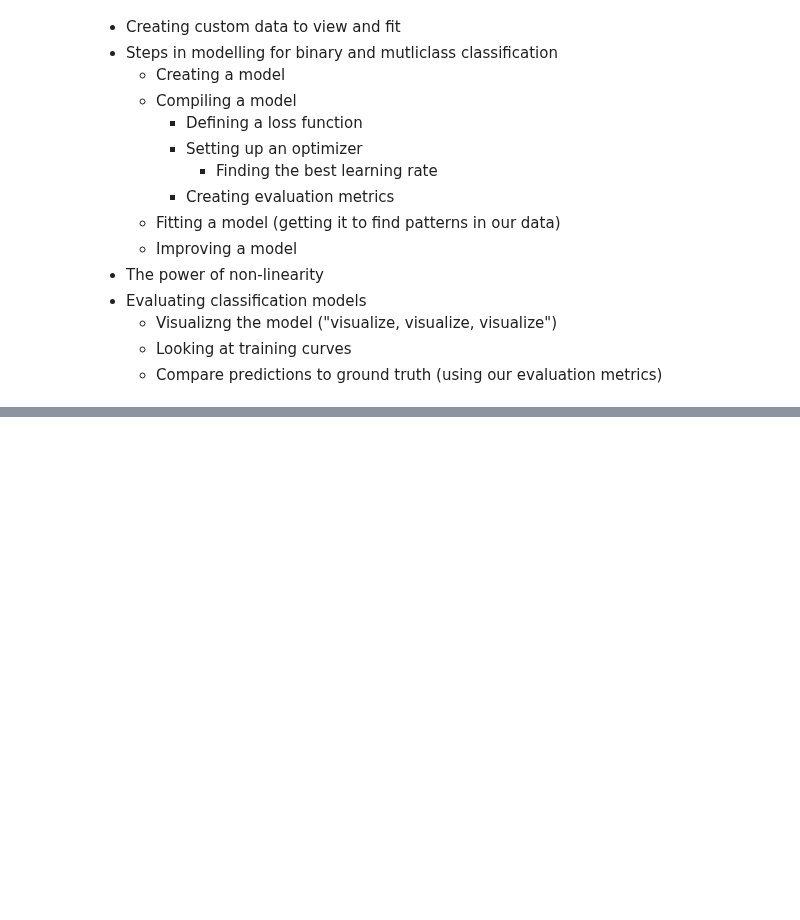
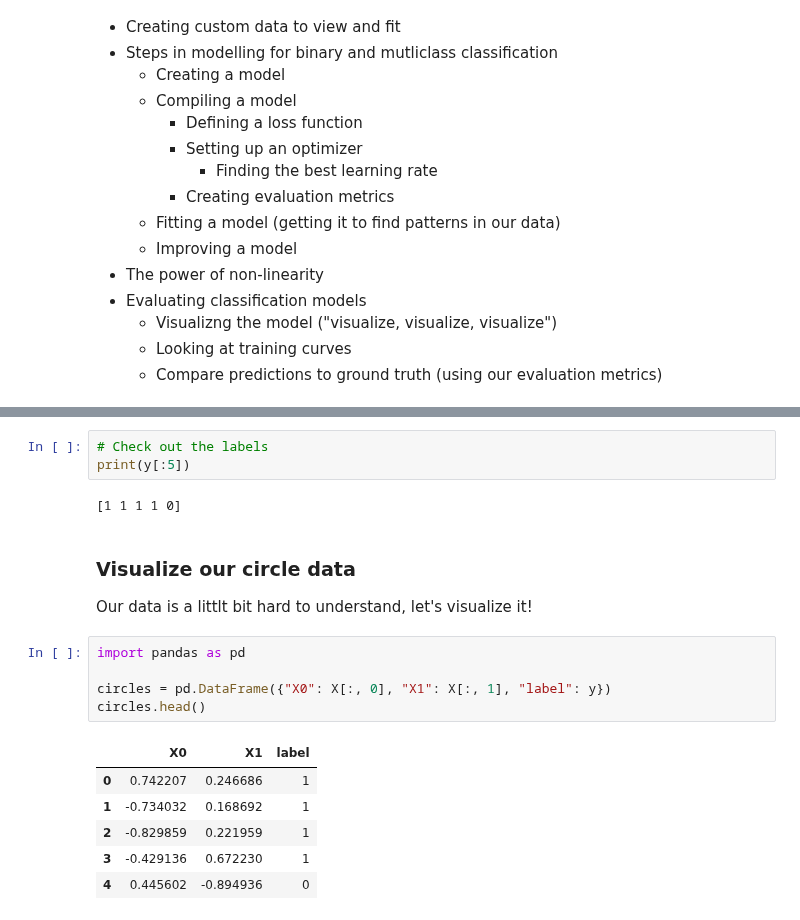
Before and after one commit to seanjiangsh/ztm-tensorflow, a Jupyter notebook: 02_neural_network_classification_in_tensorflow.ipynb, the cells around one changed output, grey strips where cells are left out. Drawn from its saved outputs; the diff is of its cells as text; blank space fills up the shorter version.

```diff
--- a/02_neural_network_classification_in_tensorflow.ipynb
+++ b/02_neural_network_classification_in_tensorflow.ipynb
@@ -68,0 +90,21 @@ Table 1: Typical architecture of a classification network. Source: Adapted from
+# %%
+# Check out the labels
+print(y[:5])
+# %% [output]
+[1 1 1 1 0]
+# %% [markdown]
+### Visualize our circle data
+
+Our data is a littlt bit hard to understand, let's visualize it!
+# %%
+import pandas as pd
+
+circles = pd.DataFrame({"X0": X[:, 0], "X1": X[:, 1], "label": y})
+circles.head()
+# %% [output]
+|  | X0 | X1 | label |
+| 0 | 0.742207 | 0.246686 | 1 |
+| 1 | -0.734032 | 0.168692 | 1 |
+| 2 | -0.829859 | 0.221959 | 1 |
+| 3 | -0.429136 | 0.672230 | 1 |
+| 4 | 0.445602 | -0.894936 | 0 |
```
Also changed, not shown: parts of 5 cells of this notebook.
